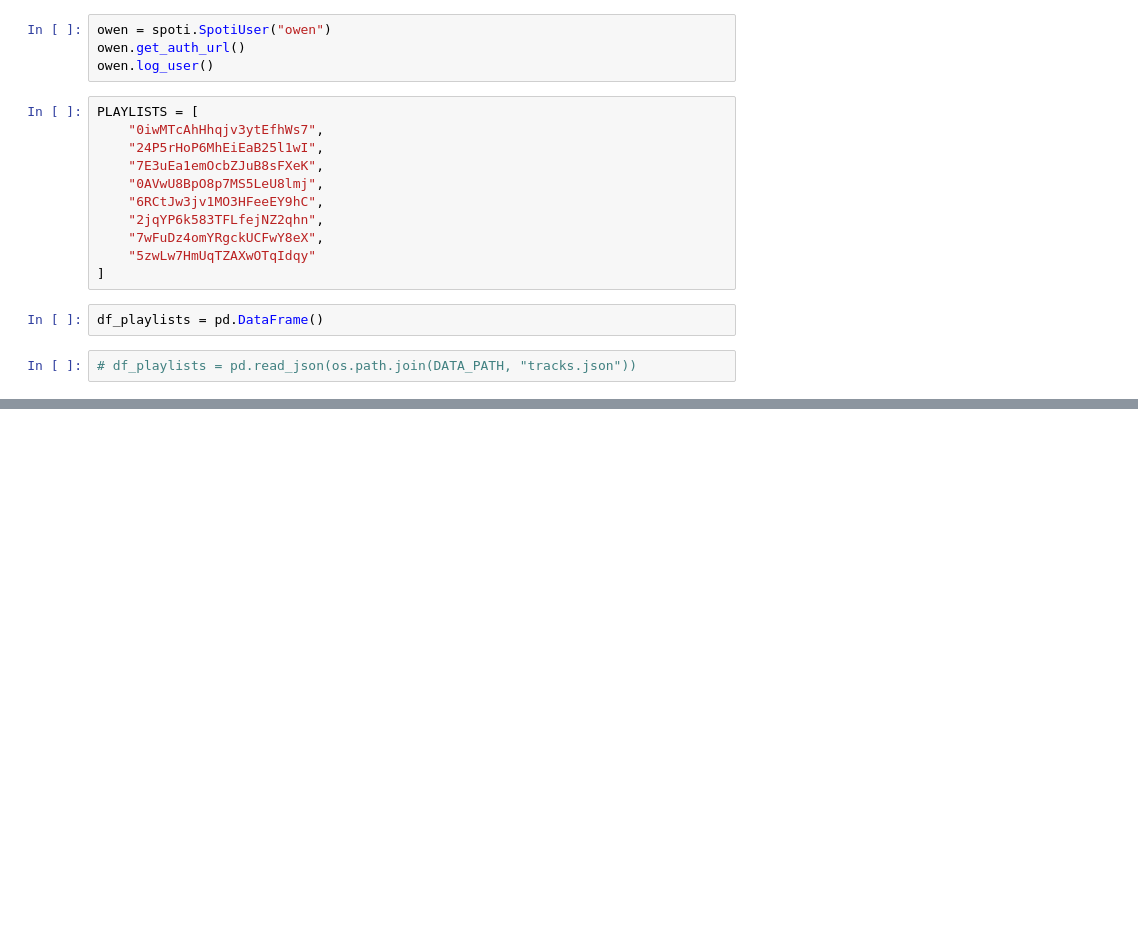
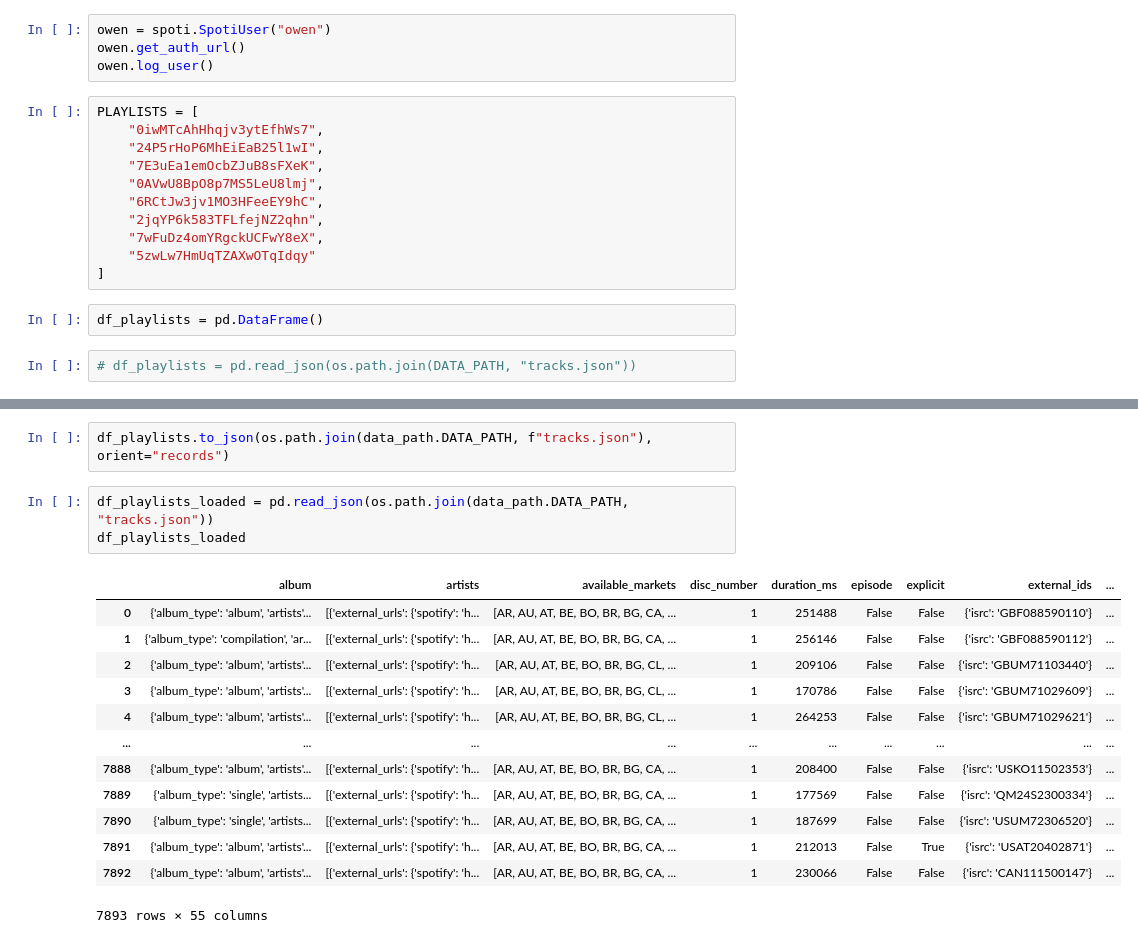
Before and after one commit to owengombas/spotify-recommender, a Jupyter notebook: retrieve_public_playlists.ipynb, the cells around one changed output, grey strips where cells are left out. Drawn from its saved outputs; the diff is of its cells as text; blank space fills up the shorter version.

```diff
--- a/retrieve_public_playlists.ipynb
+++ b/retrieve_public_playlists.ipynb
@@ -59,0 +58,19 @@ Playlist 5zwLw7HmUqTZAXwOTqIdqy retrieved, with 2805 tracks
+# %%
+df_playlists.to_json(os.path.join(data_path.DATA_PATH, f"tracks.json"), orient="records")
+# %%
+df_playlists_loaded = pd.read_json(os.path.join(data_path.DATA_PATH, "tracks.json"))
+df_playlists_loaded
+# %% [output]
+|  | album | artists | available_markets | disc_number | duration_ms | episode | explicit | external_ids | ... |
+| 0 | {'album_type': 'album', 'artists'... | [{'external_urls': {'spotify': 'h... | [AR, AU, AT, BE, BO, BR, BG, CA, ... | 1 | 251488 | False | False | {'isrc': 'GBF088590110'} | ... |
+| 1 | {'album_type': 'compilation', 'ar... | [{'external_urls': {'spotify': 'h... | [AR, AU, AT, BE, BO, BR, BG, CA, ... | 1 | 256146 | False | False | {'isrc': 'GBF088590112'} | ... |
+| 2 | {'album_type': 'album', 'artists'... | [{'external_urls': {'spotify': 'h... | [AR, AU, AT, BE, BO, BR, BG, CL, ... | 1 | 209106 | False | False | {'isrc': 'GBUM71103440'} | ... |
+| 3 | {'album_type': 'album', 'artists'... | [{'external_urls': {'spotify': 'h... | [AR, AU, AT, BE, BO, BR, BG, CL, ... | 1 | 170786 | False | False | {'isrc': 'GBUM71029609'} | ... |
+| 4 | {'album_type': 'album', 'artists'... | [{'external_urls': {'spotify': 'h... | [AR, AU, AT, BE, BO, BR, BG, CL, ... | 1 | 264253 | False | False | {'isrc': 'GBUM71029621'} | ... |
+| ... | ... | ... | ... | ... | ... | ... | ... | ... | ... |
+| 7888 | {'album_type': 'album', 'artists'... | [{'external_urls': {'spotify': 'h... | [AR, AU, AT, BE, BO, BR, BG, CA, ... | 1 | 208400 | False | False | {'isrc': 'USKO11502353'} | ... |
+| 7889 | {'album_type': 'single', 'artists... | [{'external_urls': {'spotify': 'h... | [AR, AU, AT, BE, BO, BR, BG, CA, ... | 1 | 177569 | False | False | {'isrc': 'QM24S2300334'} | ... |
+| 7890 | {'album_type': 'single', 'artists... | [{'external_urls': {'spotify': 'h... | [AR, AU, AT, BE, BO, BR, BG, CA, ... | 1 | 187699 | False | False | {'isrc': 'USUM72306520'} | ... |
+| 7891 | {'album_type': 'album', 'artists'... | [{'external_urls': {'spotify': 'h... | [AR, AU, AT, BE, BO, BR, BG, CA, ... | 1 | 212013 | False | True | {'isrc': 'USAT20402871'} | ... |
+| 7892 | {'album_type': 'album', 'artists'... | [{'external_urls': {'spotify': 'h... | [AR, AU, AT, BE, BO, BR, BG, CA, ... | 1 | 230066 | False | False | {'isrc': 'CAN111500147'} | ... |
+7893 rows × 55 columns
```
Also changed, not shown: parts of 3 cells of this notebook, 24 other files.
